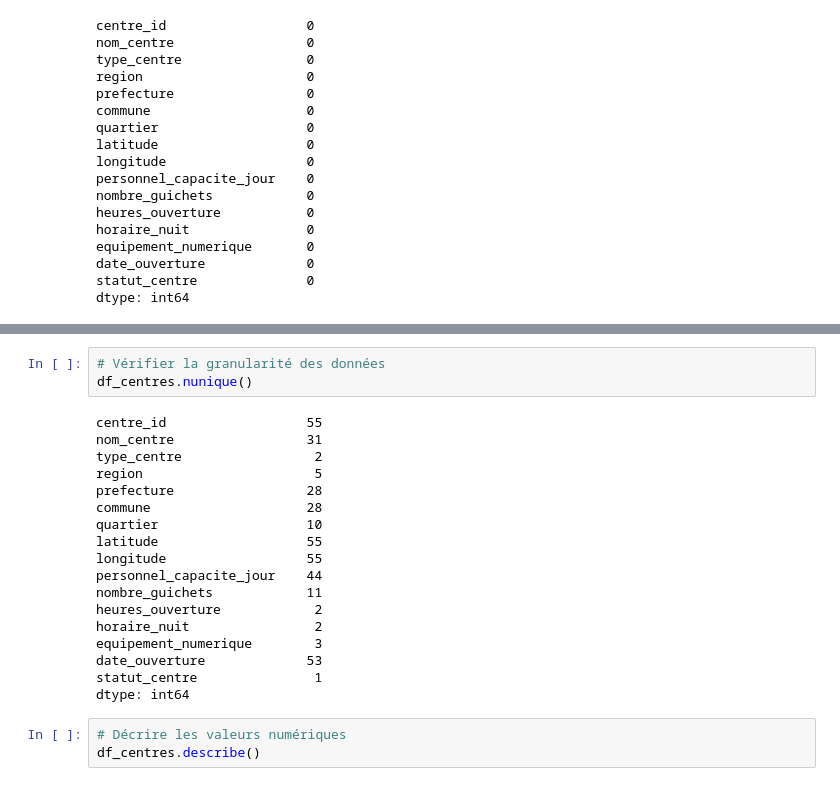
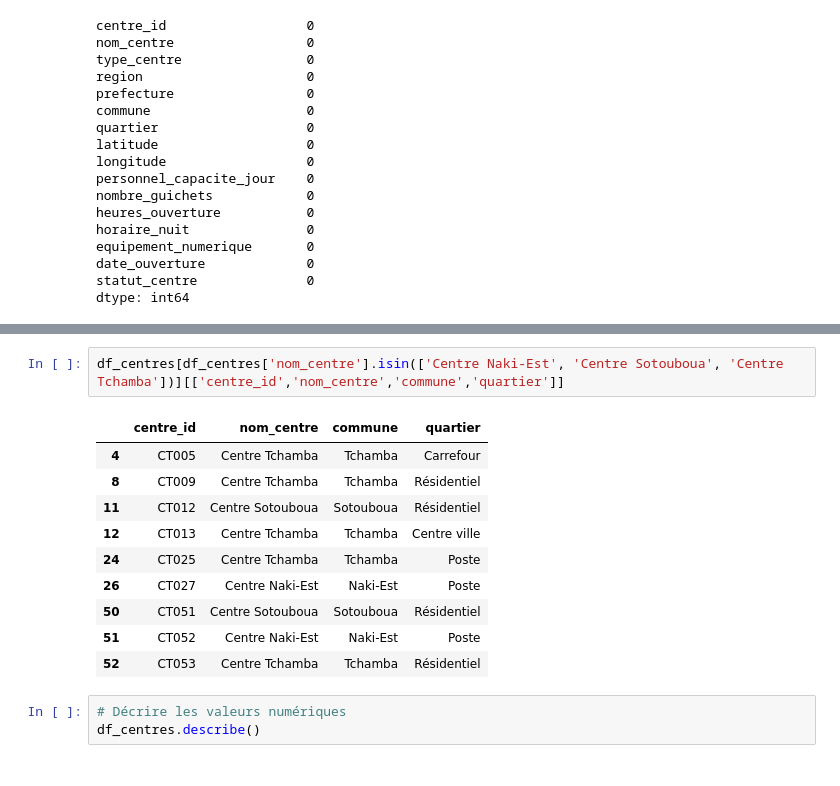
Before and after one commit to jgbedevi/test_technique_analyste, a Jupyter notebook: notebooks/Untitled.ipynb, the cells around one changed output, grey strips where cells are left out. Cells and saved outputs as stored; diff of their text form.

```diff
--- a/notebooks/Untitled.ipynb
+++ b/notebooks/Untitled.ipynb
@@ -558,24 +549,16 @@ Centres avec le même nom :
-# %%
-# Vérifier la granularité des données
-df_centres.nunique()
-# %% [output]
-centre_id                  55
-nom_centre                 31
-type_centre                 2
-region                      5
-prefecture                 28
-commune                    28
-quartier                   10
-latitude                   55
-longitude                  55
-personnel_capacite_jour    44
-nombre_guichets            11
-heures_ouverture            2
-horaire_nuit                2
-equipement_numerique        3
-date_ouverture             53
-statut_centre               1
-dtype: int64
+# %%
+df_centres[df_centres['nom_centre'].isin(['Centre Naki-Est', 'Centre Sotouboua', 'Centre Tchamba'])][['centre_id','nom_centre','commune','quartier']]
+# %% [output]
+|  | centre_id | nom_centre | commune | quartier |
+| 4 | CT005 | Centre Tchamba | Tchamba | Carrefour |
+| 8 | CT009 | Centre Tchamba | Tchamba | Résidentiel |
+| 11 | CT012 | Centre Sotouboua | Sotouboua | Résidentiel |
+| 12 | CT013 | Centre Tchamba | Tchamba | Centre ville |
+| 24 | CT025 | Centre Tchamba | Tchamba | Poste |
+| 26 | CT027 | Centre Naki-Est | Naki-Est | Poste |
+| 50 | CT051 | Centre Sotouboua | Sotouboua | Résidentiel |
+| 51 | CT052 | Centre Naki-Est | Naki-Est | Poste |
+| 52 | CT053 | Centre Tchamba | Tchamba | Résidentiel |
 # %%
 # Décrire les valeurs numériques
 df_centres.describe()
```
Also changed, not shown: parts of 3 cells of this notebook.
